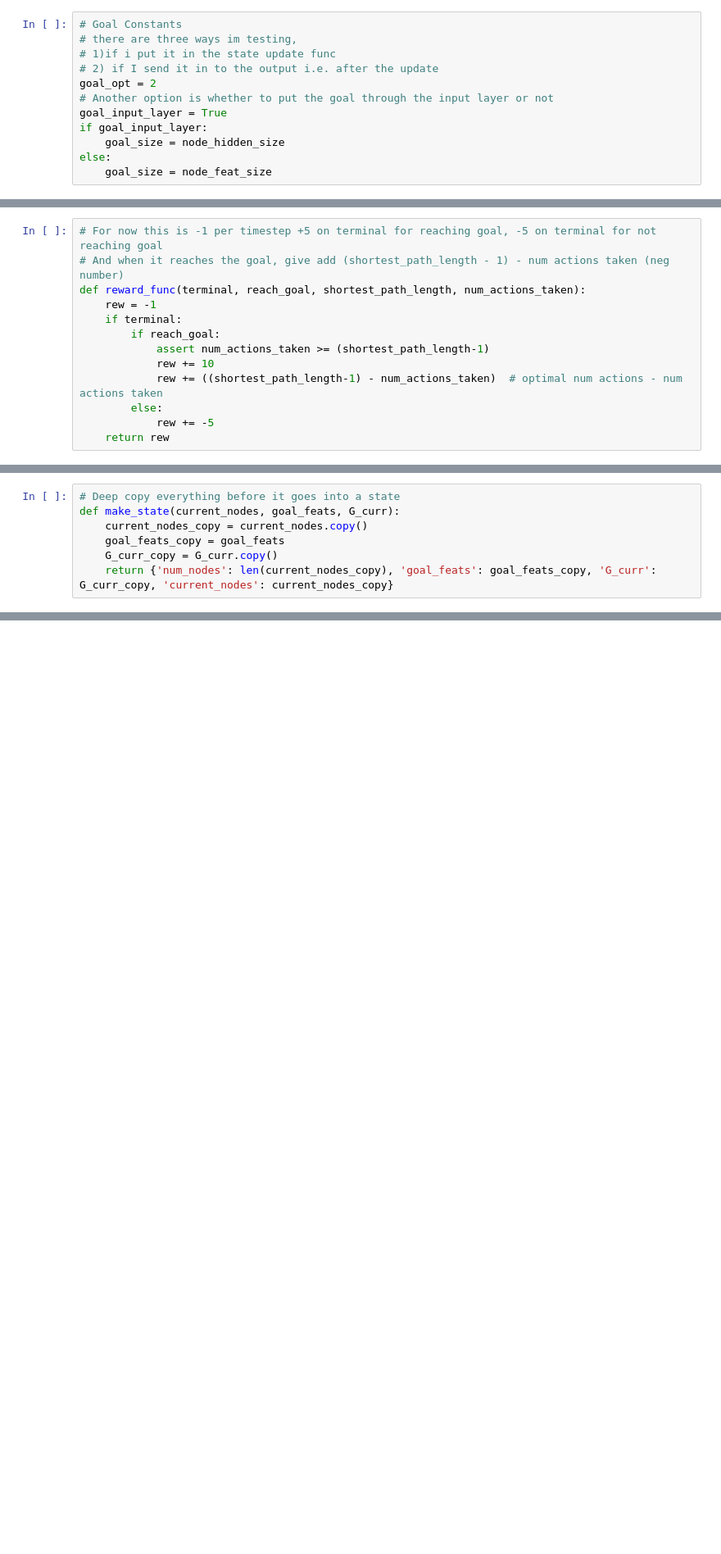
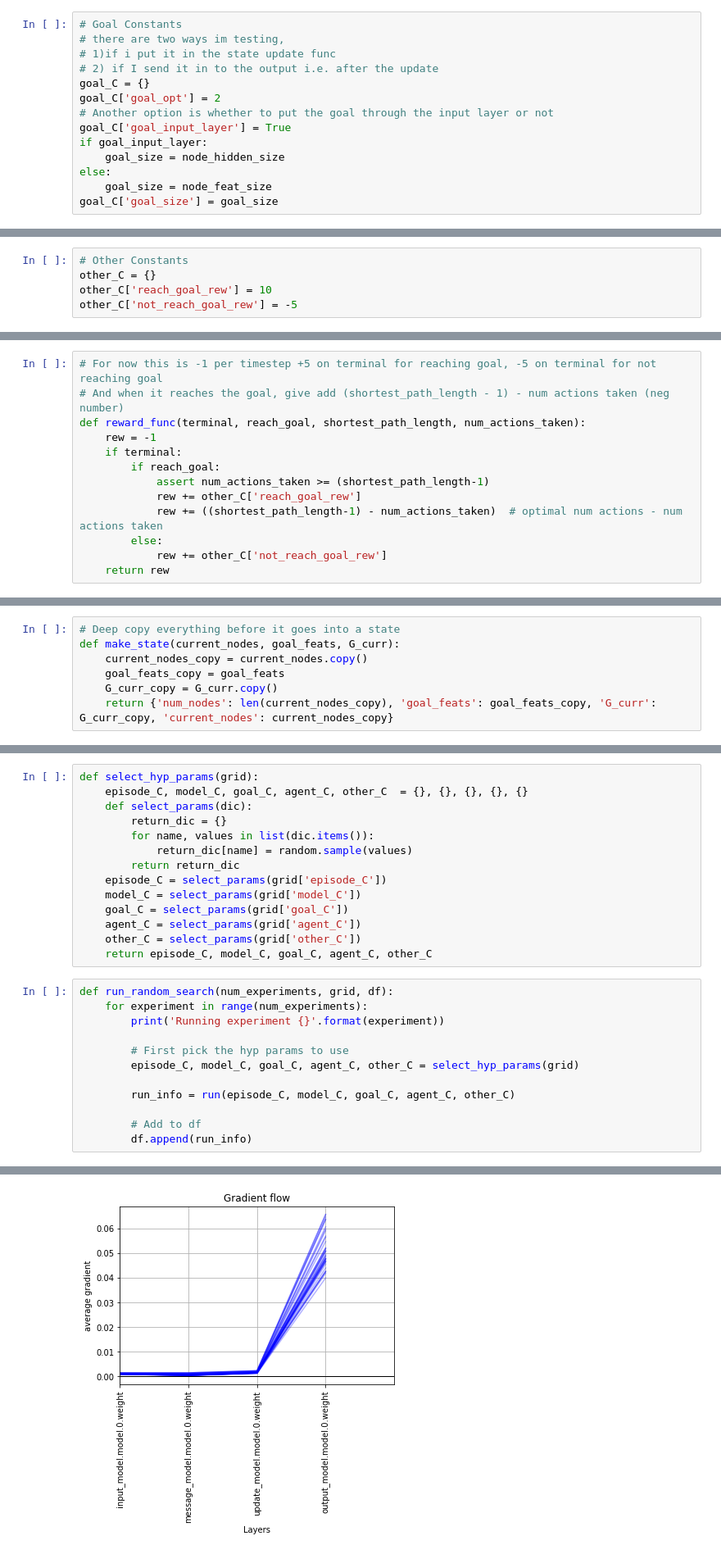
Before and after one commit to maxbrenner-ai/web-crawler-drl-gnn, a Jupyter notebook: train-nervenet.ipynb, the cells around one changed output, grey strips where cells are left out. Shown at 82% size. Drawn from its saved outputs; the diff is of its cells as text; blank space fills up the shorter version.

```diff
--- a/train-nervenet.ipynb
+++ b/train-nervenet.ipynb
@@ -103,14 +109,16 @@ output_size = 1
 # %%
 # Goal Constants
-# there are three ways im testing,
+# there are two ways im testing,
 # 1)if i put it in the state update func
 # 2) if I send it in to the output i.e. after the update
-goal_opt = 2
+goal_C = {}
+goal_C['goal_opt'] = 2
 # Another option is whether to put the goal through the input layer or not
-goal_input_layer = True
+goal_C['goal_input_layer'] = True
 if goal_input_layer:
     goal_size = node_hidden_size
 else:
     goal_size = node_feat_size
+goal_C['goal_size'] = goal_size
 # %%
 # Agent Constans
@@ -130 +140,6 @@ grad_clamp_val = 1
+# %%
+# Other Constants
+other_C = {}
+other_C['reach_goal_rew'] = 10
+other_C['not_reach_goal_rew'] = -5
 # %%
@@ -152,10 +169,10 @@ def reward_func(terminal, reach_goal, shortest_path_length, num_actions_taken):
     if terminal:
         if reach_goal:
             assert num_actions_taken >= (shortest_path_length-1)
-            rew += 10
+            rew += other_C['reach_goal_rew']
             rew += ((shortest_path_length-1) - num_actions_taken)  # optimal num actions - num actions taken
         else:
-            rew += -5
+            rew += other_C['not_reach_goal_rew']
     return rew
 # %%
 class DQNAgent:
@@ -539,0 +524,27 @@ KeyboardInterrupt:
+# %%
+def select_hyp_params(grid):
+    episode_C, model_C, goal_C, agent_C, other_C  = {}, {}, {}, {}, {}
+    def select_params(dic):
+        return_dic = {}
+        for name, values in list(dic.items()):
+            return_dic[name] = random.sample(values)
+        return return_dic
+    episode_C = select_params(grid['episode_C'])
+    model_C = select_params(grid['model_C'])
+    goal_C = select_params(grid['goal_C'])
+    agent_C = select_params(grid['agent_C'])
+    other_C = select_params(grid['other_C'])
+    return episode_C, model_C, goal_C, agent_C, other_C
+# %%
+def run_random_search(num_experiments, grid, df):
+    for experiment in range(num_experiments):
+        print('Running experiment {}'.format(experiment))
+
+        # First pick the hyp params to use
+        episode_C, model_C, goal_C, agent_C, other_C = select_hyp_params(grid)
+
+        run_info = run(episode_C, model_C, goal_C, agent_C, other_C)
+
+        # Add to df
+        df.append(run_info)
+# %% [output]
@@ -539,0 +575 @@ KeyboardInterrupt:
+[figure, added]
```
Also changed, not shown: parts of 12 cells of this notebook.
